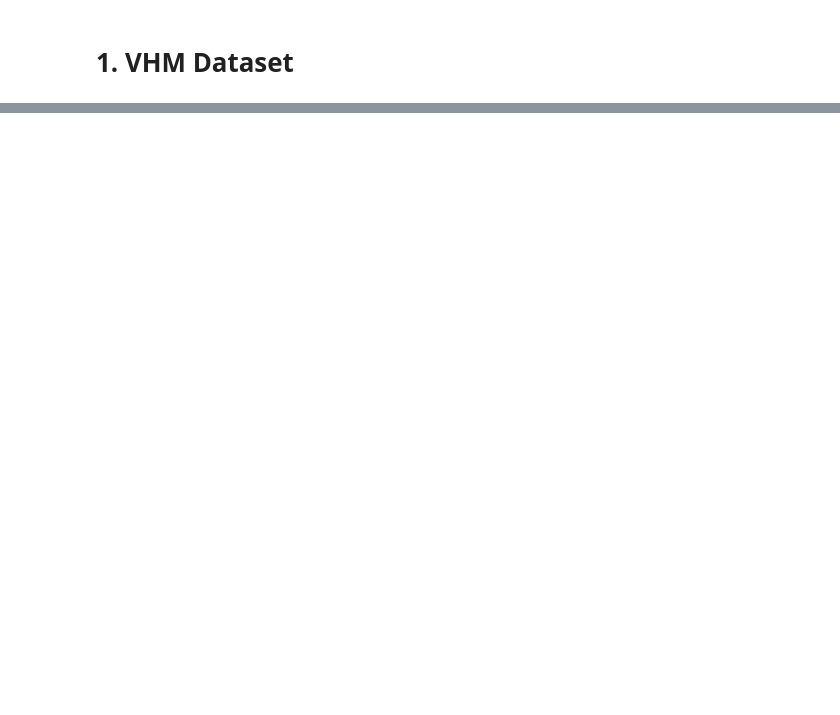
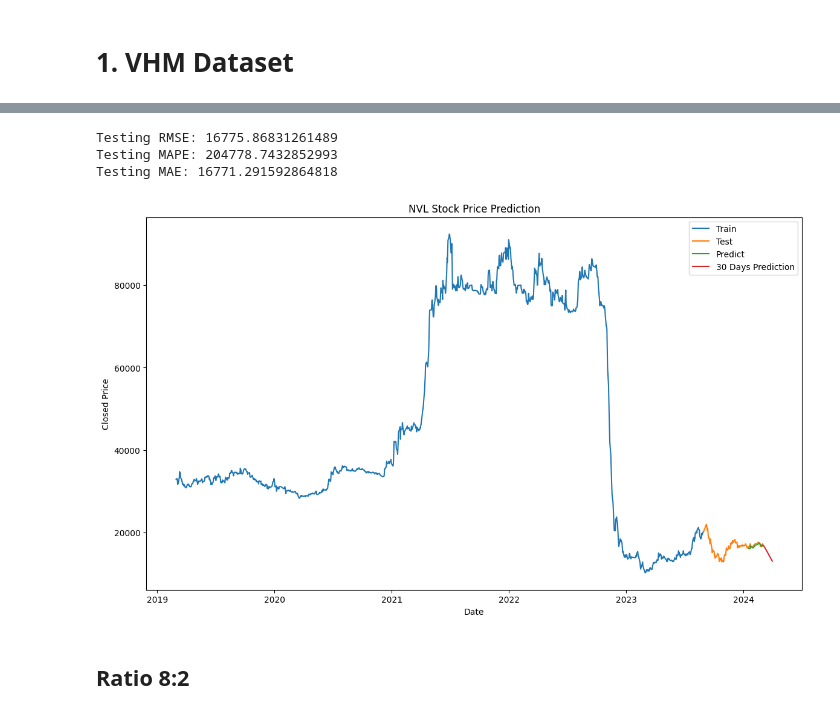
Before and after one commit to chanhlm/IS403_O22_HTCL_5, a Jupyter notebook: Models/GRU.ipynb, the cells around one changed output, grey strips where cells are left out. Drawn from its saved outputs; the diff is of its cells as text; code cells hidden in the pictures; blank space fills up the shorter version.

```diff
--- a/Models/GRU.ipynb
+++ b/Models/GRU.ipynb
@@ -501,0 +536,63 @@ plt.show()
+# %%
+# 12. Đánh giá độ chính xác thuật toán bằng RMSE
+from sklearn.metrics import mean_absolute_error, mean_absolute_percentage_error
+
+test_rmse = np.sqrt(np.mean((y_pred - ytest)**2))
+test_mape = mean_absolute_percentage_error(ytest, y_pred)
+test_mae = mean_absolute_error(ytest, y_pred)
+
+print('Testing RMSE:', test_rmse)
+print('Testing MAPE:', test_mape)
+print('Testing MAE:', test_mae)
+# %% [output]
+Testing RMSE: 16775.86831261489
+Testing MAPE: 204778.7432852993
+Testing MAE: 16771.291592864818
+# %%
+# 13. Dự báo 30 ngày tiếp theo
+x_input = test_data[-100:].reshape(1, -1)
+temp_input = x_input[0].tolist()
+
+from numpy import array
+
+lst_output=[]
+n_steps=100
+i=0
+while(i < 30):
+    if len(temp_input) > 100:
+        x_input = np.array(temp_input[-100:])
+        x_input = x_input.reshape((1, n_steps, 1))
+        yhat = model.predict(x_input, verbose=0)
+        temp_input.extend(yhat[0].tolist())
+        temp_input = temp_input[1:]
+        lst_output.extend(yhat.tolist())
+        i += 1
+    else:
+        x_input = np.array(temp_input).reshape((1, n_steps, 1))
+        yhat = model.predict(x_input, verbose=0)
+        temp_input.extend(yhat[0].tolist())
+        lst_output.extend(yhat.tolist())
+        i += 1
+# %%
+# 14.Vẽ hình
+
+plt.figure(figsize=(14, 8))
+dates = pd.to_datetime(df_reversed['Date'])
+
+plt.plot(dates[:train_size], scaler.inverse_transform(train_data), label='Train')
+plt.plot(dates[train_size:], scaler.inverse_transform(test_data), label='Test')
+predicted_test_index_start = train_size + time_step
+plt.plot(dates[predicted_test_index_start:predicted_test_index_start + len(y_pred)], y_pred, label='Predict')
+future_dates = pd.date_range(start=dates.iloc[-1], periods=31, inclusive='right')
+plt.plot(future_dates, scaler.inverse_transform(lst_output), label='30 Days Prediction')
+
+plt.title('NVL Stock Price Prediction')
+plt.xlabel('Date')
+plt.ylabel('Closed Price')
+plt.legend()
+
+plt.show()
+# %% [output]
+[figure, added]
+# %% [markdown]
+## Ratio 8:2
```
Also changed, not shown: parts of 121 cells of this notebook, 6 other files.
